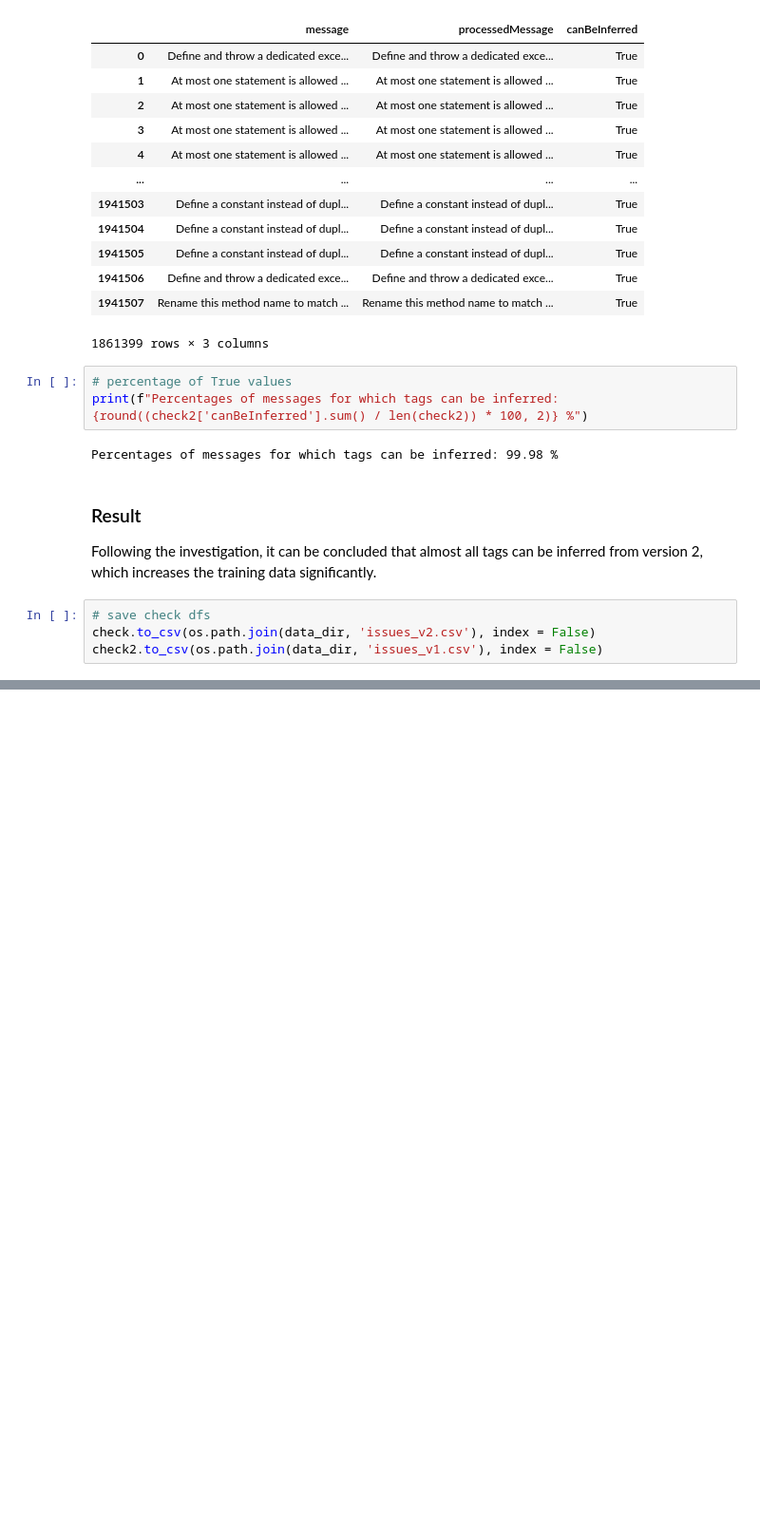
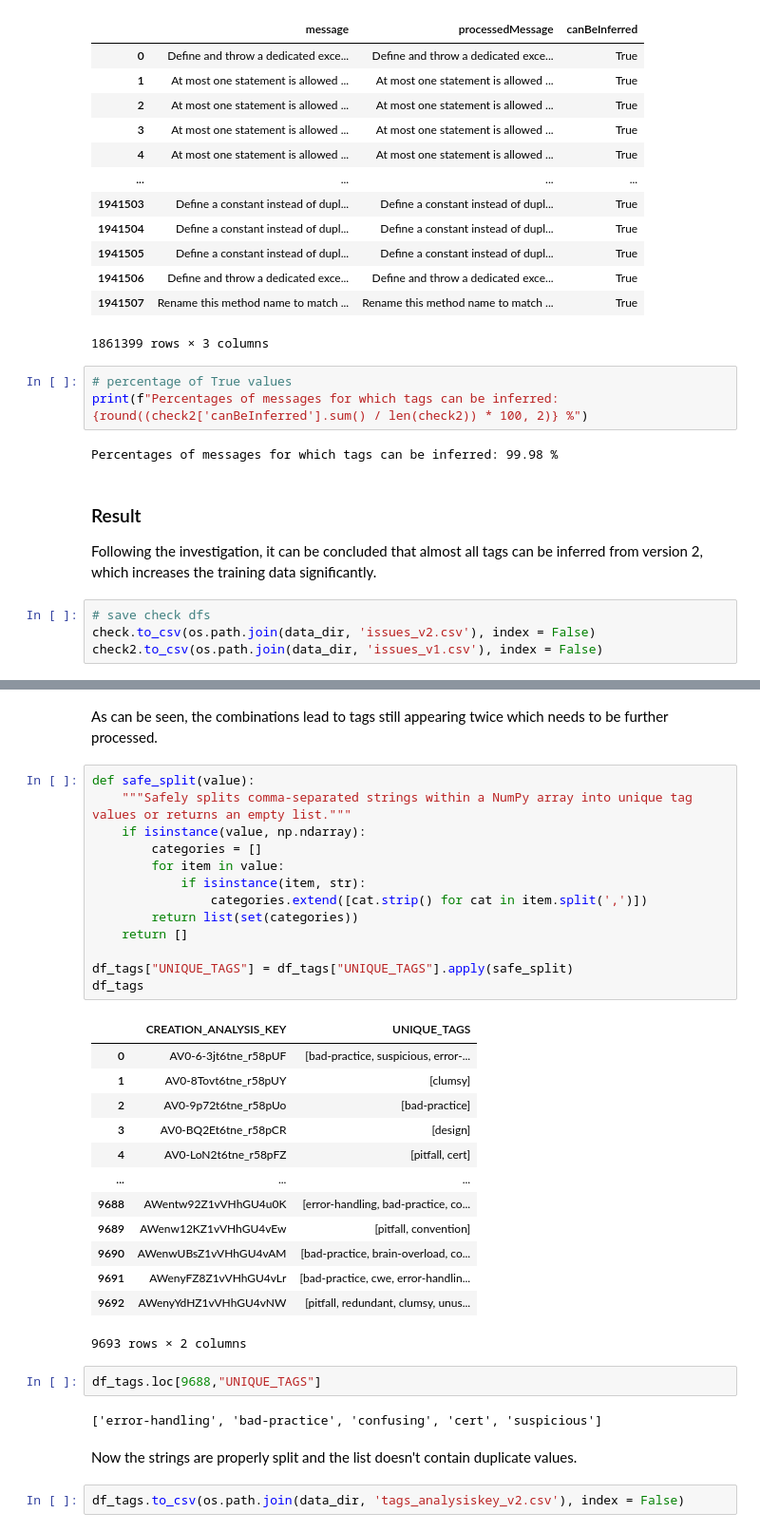
Before and after one commit to CarolineGraebelBHT/MasterProjectSonarQube, a Jupyter notebook: Scripts/Sonar Data Cleaning/Sonar_Issues_Cleaning.ipynb, the cells around one changed output, grey strips where cells are left out. Shown at 95% size. Cells and saved outputs as stored; diff of their text form; blank space fills up the shorter version.

```diff
--- a/Scripts/Sonar Data Cleaning/Sonar_Issues_Cleaning.ipynb
+++ b/Scripts/Sonar Data Cleaning/Sonar_Issues_Cleaning.ipynb
@@ -577,0 +616,37 @@ check2.to_csv(os.path.join(data_dir, 'issues_v1.csv'), index = False)
+# %% [markdown]
+As can be seen, the combinations lead to tags still appearing twice which needs to be further processed.
+# %%
+def safe_split(value):
+    """Safely splits comma-separated strings within a NumPy array into unique tag values or returns an empty list."""
+    if isinstance(value, np.ndarray):
+        categories = []
+        for item in value:
+            if isinstance(item, str):
+                categories.extend([cat.strip() for cat in item.split(',')])
+        return list(set(categories))
+    return []
+
+df_tags["UNIQUE_TAGS"] = df_tags["UNIQUE_TAGS"].apply(safe_split)
+df_tags
+# %% [output]
+|  | CREATION_ANALYSIS_KEY | UNIQUE_TAGS |
+| 0 | AV0-6-3jt6tne_r58pUF | [bad-practice, suspicious, error-... |
+| 1 | AV0-8Tovt6tne_r58pUY | [clumsy] |
+| 2 | AV0-9p72t6tne_r58pUo | [bad-practice] |
+| 3 | AV0-BQ2Et6tne_r58pCR | [design] |
+| 4 | AV0-LoN2t6tne_r58pFZ | [pitfall, cert] |
+| ... | ... | ... |
+| 9688 | AWentw92Z1vVHhGU4u0K | [error-handling, bad-practice, co... |
+| 9689 | AWenw12KZ1vVHhGU4vEw | [pitfall, convention] |
+| 9690 | AWenwUBsZ1vVHhGU4vAM | [bad-practice, brain-overload, co... |
+| 9691 | AWenyFZ8Z1vVHhGU4vLr | [bad-practice, cwe, error-handlin... |
+| 9692 | AWenyYdHZ1vVHhGU4vNW | [pitfall, redundant, clumsy, unus... |
+9693 rows × 2 columns
+# %%
+df_tags.loc[9688,"UNIQUE_TAGS"]
+# %% [output]
+['error-handling', 'bad-practice', 'confusing', 'cert', 'suspicious']
+# %% [markdown]
+Now the strings are properly split and the list doesn't contain duplicate values.
+# %%
+df_tags.to_csv(os.path.join(data_dir, 'tags_analysiskey_v2.csv'), index = False)
```
Also changed, not shown: parts of 8 cells of this notebook.
